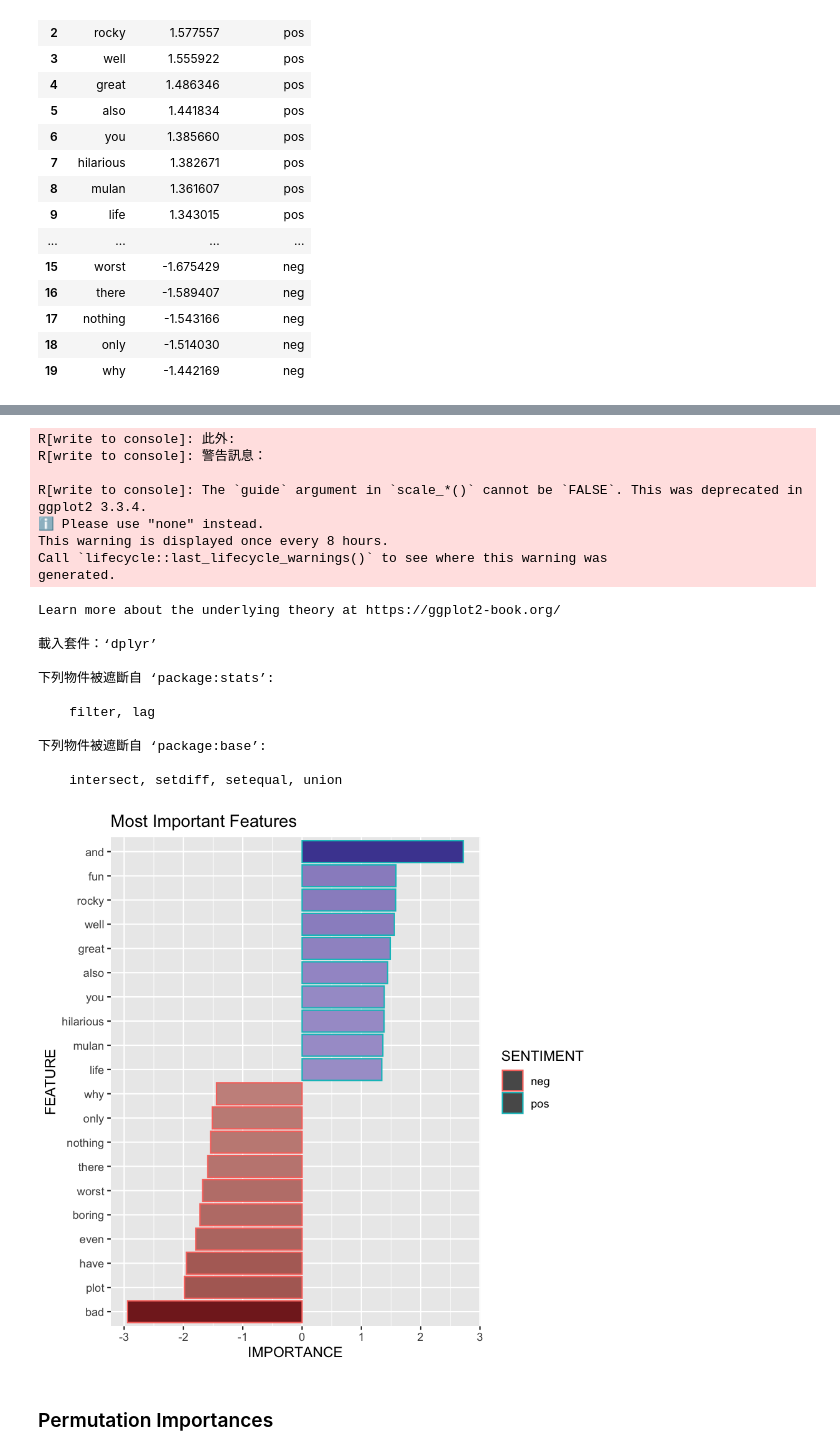
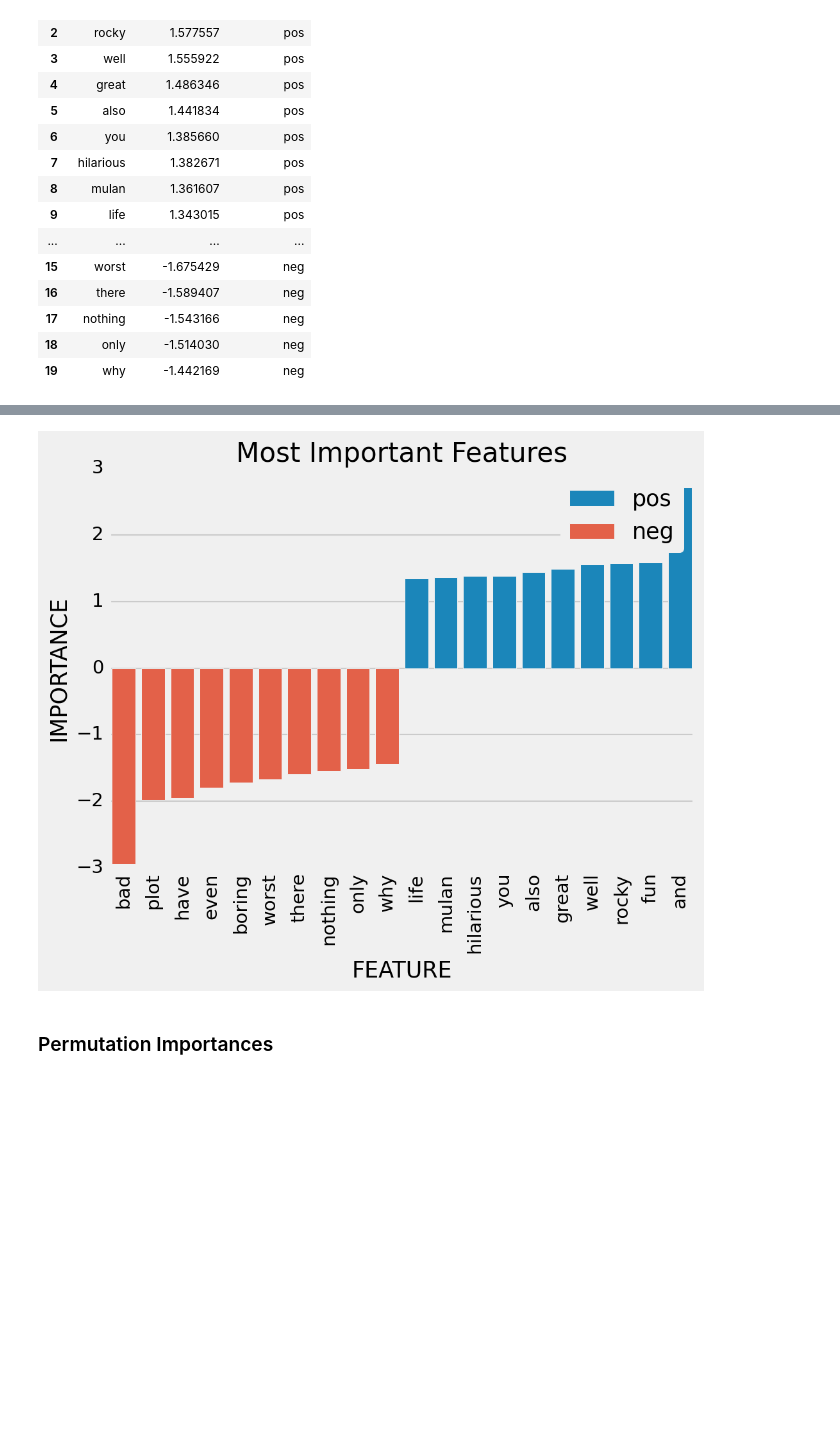
Before and after one commit to alvinntnu/NTNU_ENC2045_LECTURES, a Jupyter notebook: _build/jupyter_execute/nlp/ml-sklearn-classification.ipynb, the cells around one changed output, grey strips where cells are left out. Cells and saved outputs as stored; diff of their text form; code cells hidden in the pictures; blank space fills up the shorter version.

```diff
--- a/_build/jupyter_execute/nlp/ml-sklearn-classification.ipynb
+++ b/_build/jupyter_execute/nlp/ml-sklearn-classification.ipynb
@@ -427,38 +467,20 @@ Text(0.5, 1.0, 'Feature Importance: Top Words')
-# %%
-%%R -i feature_importance_df -w 6 -h 6 --units in -r 150
-library(ggplot2)
-library(dplyr)
-
-head(feature_importance_df)
-
-feature_importance_df %>%
-    ggplot(aes(reorder(FEATURE,IMPORTANCE), IMPORTANCE, fill=IMPORTANCE, color=SENTIMENT)) +
-     geom_bar(stat="identity") +
-     coord_flip() +
-     scale_fill_gradient2(guide=FALSE) +
-     labs(x='FEATURE', x="IMPORTANCE", title="Most Important Features")
-# %% [output]
-R[write to console]: 此外:
-R[write to console]: 警告訊息：
-
-R[write to console]: The `guide` argument in `scale_*()` cannot be `FALSE`. This was deprecated in
-ggplot2 3.3.4.
-ℹ Please use "none" instead.
-This warning is displayed once every 8 hours.
-Call `lifecycle::last_lifecycle_warnings()` to see where this warning was
-generated.
-Learn more about the underlying theory at https://ggplot2-book.org/
-
-載入套件：‘dplyr’
-
-下列物件被遮斷自 ‘package:stats’:
-
-    filter, lag
-
-下列物件被遮斷自 ‘package:base’:
-
-    intersect, setdiff, setequal, union
-[figure, removed]
+# %%
+## Barplot sorted by importance values (II)
+
+# Reorder the features based on their importance
+feature_importance_df['FEATURE'] = pd.Categorical(feature_importance_df['FEATURE'], ordered=True, categories=feature_importance_df.sort_values('IMPORTANCE')['FEATURE'])
+
+# Create the bar plot
+plt.figure(figsize= (7, 5),dpi=150)
+sns.barplot(x='FEATURE', y='IMPORTANCE', hue='SENTIMENT', data=feature_importance_df, dodge=False)
+plt.title('Most Important Features')
+plt.xlabel('FEATURE')
+plt.ylabel('IMPORTANCE')
+plt.legend(title=None)
+plt.xticks(rotation=90)
+plt.show()
+# %% [output]
+[figure, added]
 # %% [markdown]
 ### Permutation Importances
 # %% [markdown]
```
Also changed, not shown: parts of 18 cells of this notebook, 18 other files.
